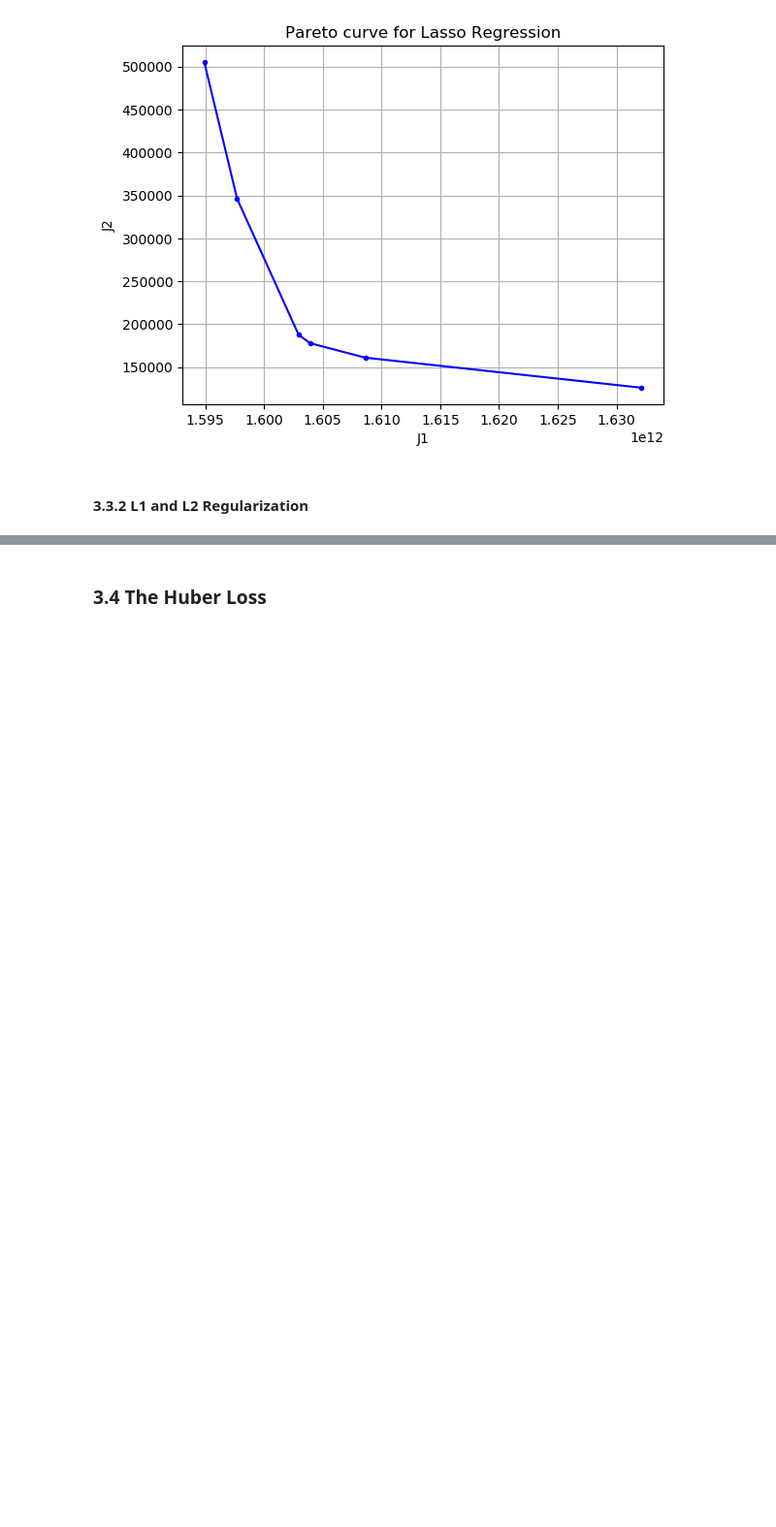
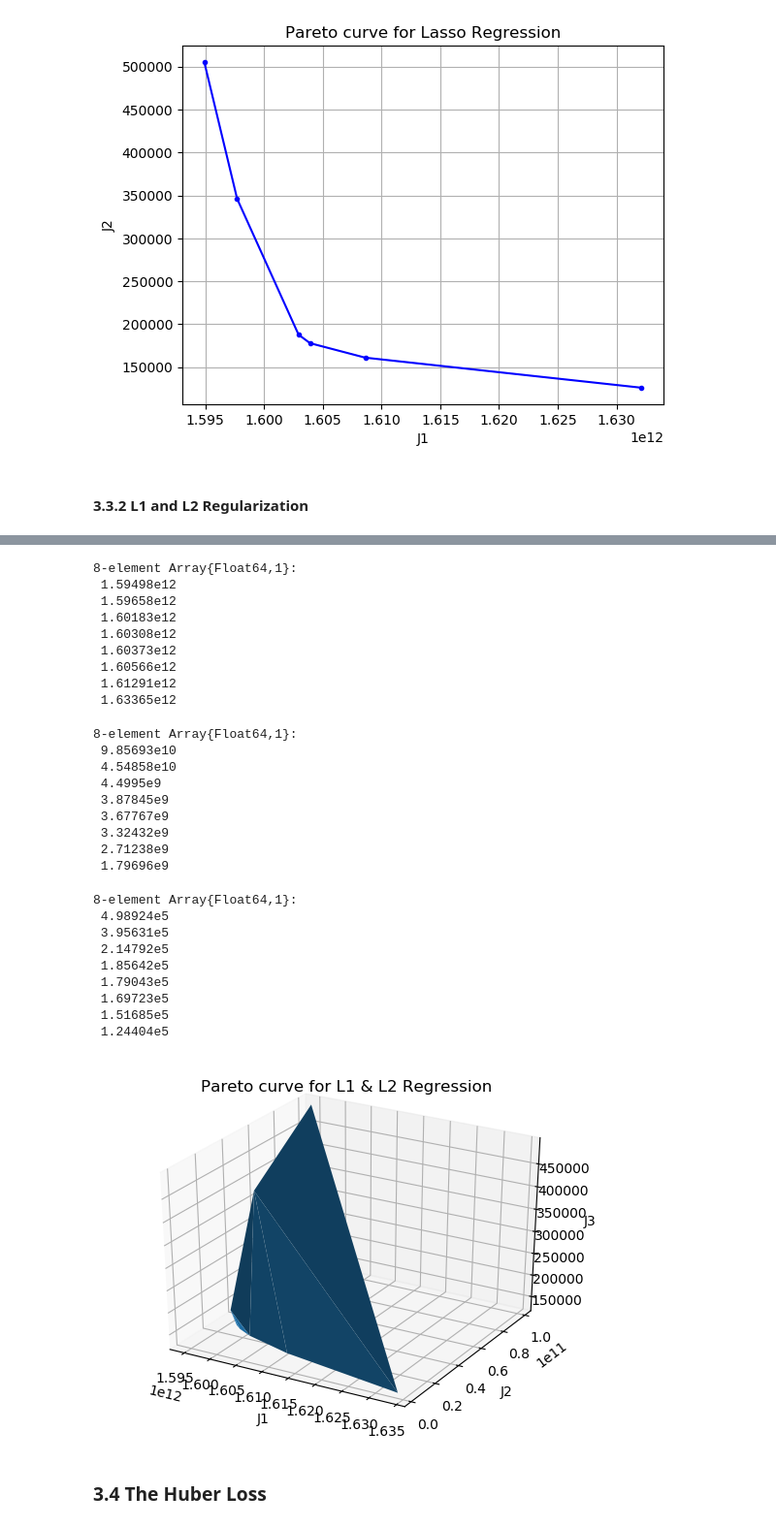
Before and after one commit to ysoo/predicting-house-prices, a Jupyter notebook: Final-Project.ipynb, the cells around one changed output, grey strips where cells are left out. Shown at 97% size. Cells and saved outputs as stored; diff of their text form; code cells hidden in the pictures; blank space fills up the shorter version.

```diff
--- a/Final-Project.ipynb
+++ b/Final-Project.ipynb
@@ -692,0 +726,10 @@ MOSEK warning 57: A large value of -6.2e+11 has been specified in cx for variabl
+# %%
+Npts = 8
+J1 = zeros(Npts)
+J2 = zeros(Npts)
+J3 = zeros(Npts
+for (i,λ) in enumera)
+mu = logspace(4, 6, Npts)te(logspace(-3,0,Npts))
+    println("λ: ", λ, " mu: ", mu[i], " ")
+    (J1[i], J2[i], J3[i], coef) = solveOpt(λ, mu[i])
+end;
@@ -693,3 +745,44 @@ MOSEK warning 57: A large value of -6.2e+11 has been specified in cx for variabl
+# %%
+display(J1)
+display(J2)
+display(J3)
+
+using PyPlot
+plot_trisurf(J1, J2, J3)
+xlabel("J1")
+ylabel("J2");
+zlabel("J3");
+title("Pareto curve for L1 & L2 Regression")
+grid()
+# %% [output]
+8-element Array{Float64,1}:
+ 1.59498e12
+ 1.59658e12
+ 1.60183e12
+ 1.60308e12
+ 1.60373e12
+ 1.60566e12
+ 1.61291e12
+ 1.63365e12
+8-element Array{Float64,1}:
+ 9.85693e10
+ 4.54858e10
+ 4.4995e9
+ 3.87845e9
+ 3.67767e9
+ 3.32432e9
+ 2.71238e9
+ 1.79696e9
+8-element Array{Float64,1}:
+ 4.98924e5
+ 3.95631e5
+ 2.14792e5
+ 1.85642e5
+ 1.79043e5
+ 1.69723e5
+ 1.51685e5
+ 1.24404e5
+[figure, added]
 # %% [markdown]
 ### 3.4 The Huber Loss
 # %% [markdown]
```
Also changed, not shown: parts of 7 cells of this notebook.
